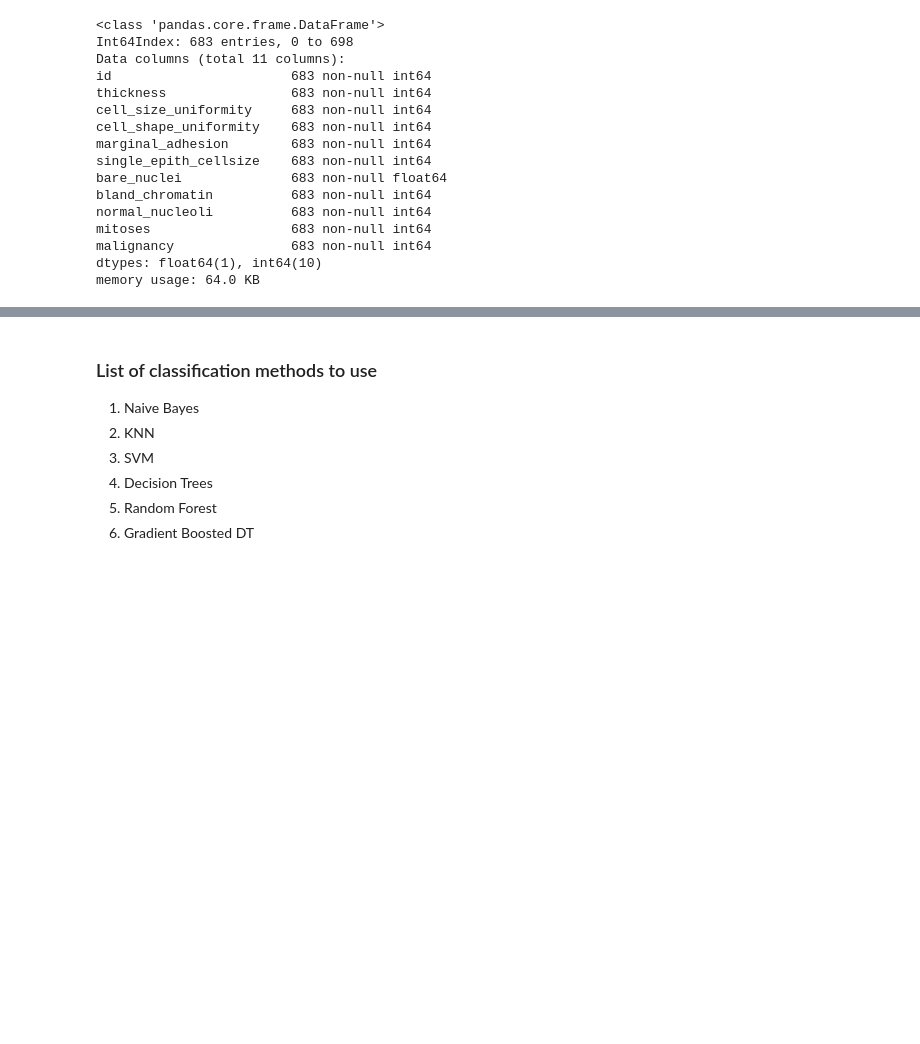
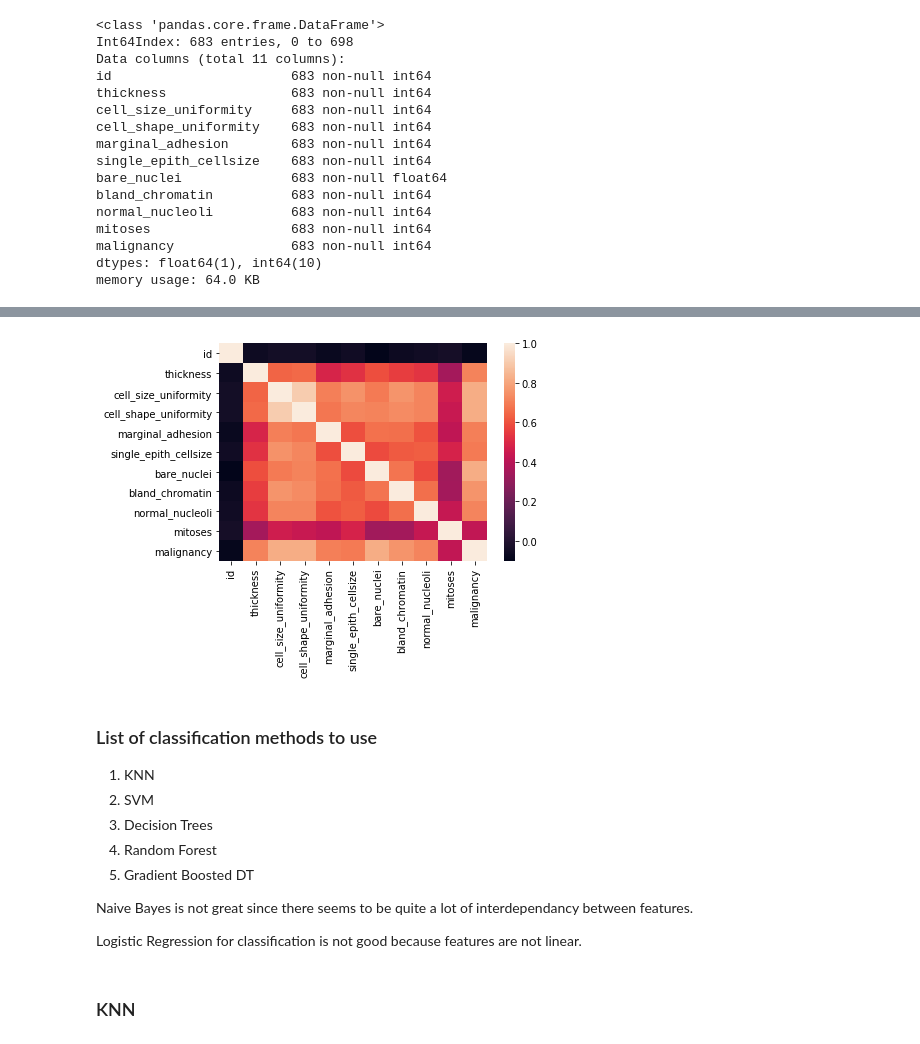
Before and after one commit to timothywallaby/thinkfulchallenge, a Jupyter notebook: BreastCancerClassifier.ipynb, the cells around one changed output, grey strips where cells are left out. Drawn from its saved outputs; the diff is of its cells as text; code cells hidden in the pictures; blank space fills up the shorter version.

```diff
--- a/BreastCancerClassifier.ipynb
+++ b/BreastCancerClassifier.ipynb
@@ -139,10 +140,18 @@ plt.show()
+# %%
+sns.heatmap(dfdrop.corr())
+plt.show()
+# %% [output]
+[figure, added]
 # %% [markdown]
 ### List of classification methods to use
-1. Naive Bayes
-2. KNN
-3. SVM
-4. Decision Trees
-5. Random Forest
-6. Gradient Boosted DT
+1. KNN
+2. SVM
+3. Decision Trees
+4. Random Forest
+5. Gradient Boosted DT
+
+Naive Bayes is not great since there seems to be quite a lot of interdependancy between features.
+
+Logistic Regression for classification is not good because features are not linear.
 # %%
 # Split the data into feature and label sets
@@ -154,0 +172,2 @@ X_train, X_test, Y_train, Y_test = train_test_split(X, Y, test_size=0.30)
+# %% [markdown]
+### KNN
```
Also changed, not shown: parts of 9 cells of this notebook.
